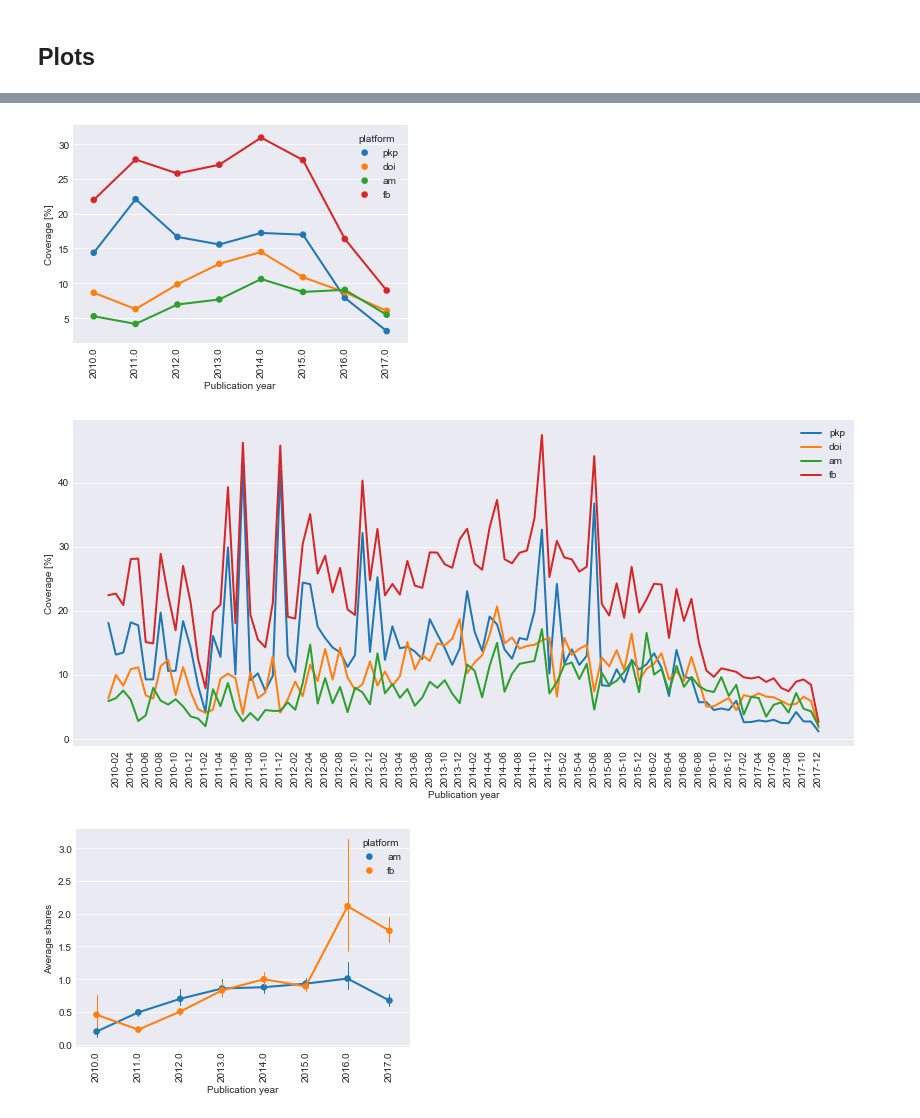
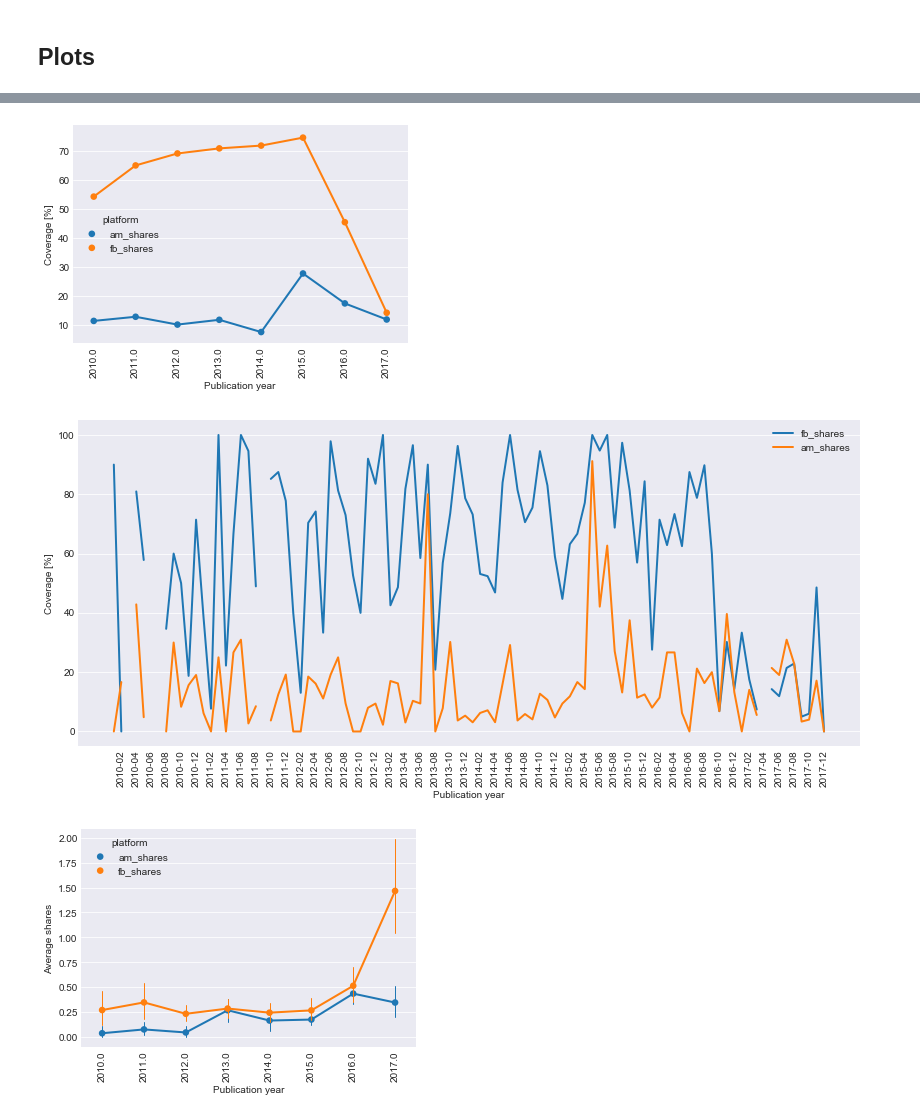
Before and after one commit to ScholCommLab/fhe-public-private, a Jupyter notebook: pkp-analysis.ipynb, the cells around one changed output, grey strips where cells are left out. Saved outputs shown, nothing was run; the diff lists cells and outputs as text; code cells hidden in the pictures.

```diff
--- a/pkp-analysis.ipynb
+++ b/pkp-analysis.ipynb
@@ -34,10 +35,10 @@ fb_shares = pd.read_csv(data_folder / "fb_shares.csv", index_col="doi")
 am_shares = pd.read_csv(data_folder / "am_shares.csv", index_col="doi")
 # %%
 # Merge FB shares, AM shares, publication years, and the diff between FB & AM
-shares = df_input[['date']].merge(am_shares, left_index=True, right_index=True, how="left")
-shares = shares.merge(fb_shares, left_index=True, right_index=True, how="left")
+shares = df_input[['date']].merge(fb_shares, left_index=True, right_index=True, how="outer")
+shares = shares.merge(am_shares, left_index=True, right_index=True, how="outer")
 shares['year'] = shares.date.apply(lambda x: float(x.year))
-shares['diff'] = shares['fb'] - shares['am']
+shares['diff'] = shares['fb_shares'] - shares['am_shares']
 # %%
 # Also restrict to a certain timespan
 min_year = 2010
@@ -49,0 +51,4 @@ Total number of removed rows: 30
+# %%
+shares['prefix'] = shares.index.map(lambda x: x[:x.find("/")])
+# %%
+shares = shares[shares.prefix == "10.5195"]
@@ -128,4 +100,6 @@ shares.dropna().describe()
 # %% [markdown]
 ## Plots
+# %%
+shares = shares[shares.doi_prefix.isin(p_2012)]
 # %%
 # Ratio of results with 0 shares
@@ -135,41 +112,45 @@ shares.apply(lambda x: x==0).sum().div(shares.count())[['pkp', 'doi', 'pmid', 'p
 # %%
 # Coverage
-_ = shares.groupby('year')[['pkp', 'doi', 'am', 'fb']].apply(lambda x: x.notnull().mean()*100).reset_index()
+platforms = ['am_shares', 'fb_shares']
+_ = shares.groupby('year')[platforms].apply(lambda x: x.notnull().mean()*100).reset_index()
 _ = _.melt(id_vars = ['year'], var_name="platform", value_name="coverage")
+
 sns.pointplot(x="year", y="coverage", hue="platform", data=_,
              scale=0.75)
 plt.xticks(rotation=90);
 plt.ylabel("Coverage [%]");
 plt.xlabel("Publication year");
 # %% [output]
-[figure, old version]
+[figure, new version]
 # %%
 # Coverage
-platforms = ['pkp', 'doi', 'am', 'fb']
+platforms = ['fb_shares', 'am_shares']
 
-_ = shares.set_index('date').groupby(pd.TimeGrouper('M'))[platforms].apply(lambda x: x.notnull().mean()*100).reset_index()
+_ = shares
+_ = _.set_index('date').groupby(pd.TimeGrouper('M'))[platforms].apply(lambda x: x.notnull().mean()*100).reset_index()
+_ = _.melt(id_vars = ['date'], var_name="platform", value_name="coverage")
 _['date'] = _['date'].dt.strftime('%Y-%m')
-_ = _.melt(id_vars = ['date'], var_name="platform", value_name="coverage")
 
 plt.figure(figsize=(14,6))
 for line in _.platform.unique().tolist():
     __ = _[_.platform == line].sort_values('date')
     plt.plot(__['date'], __['coverage'], lw=2, marker="")
 
 plt.legend(platforms)
 plt.xticks(rotation=90);
 plt.ylabel("Coverage [%]");
 plt.xlabel("Publication year");
 plt.setp(plt.gca().get_xticklabels()[::2], visible=False);
 plt.gca().xaxis.grid(False)
 # %% [output]
-[figure, old version]
+[figure, new version]
 # %%
-_ = shares[['year', 'am', 'fb']].melt(id_vars = ['year'], var_name="platform", value_name="shares")
+_ = shares[['year', 'am_shares', 'fb_shares']]
+_ = _.melt(id_vars = ['year'], var_name="platform", value_name="shares")
 sns.pointplot(x="year", y="shares", hue="platform",
               data=_, scale=.75, errwidth=1);
 plt.xticks(rotation=90);
 plt.ylabel("Average shares");
 plt.xlabel("Publication year");
 # %% [output]
-[figure, old version]
+[figure, new version]
```
Also changed, not shown: parts of 17 cells of this notebook, 2 other files.
